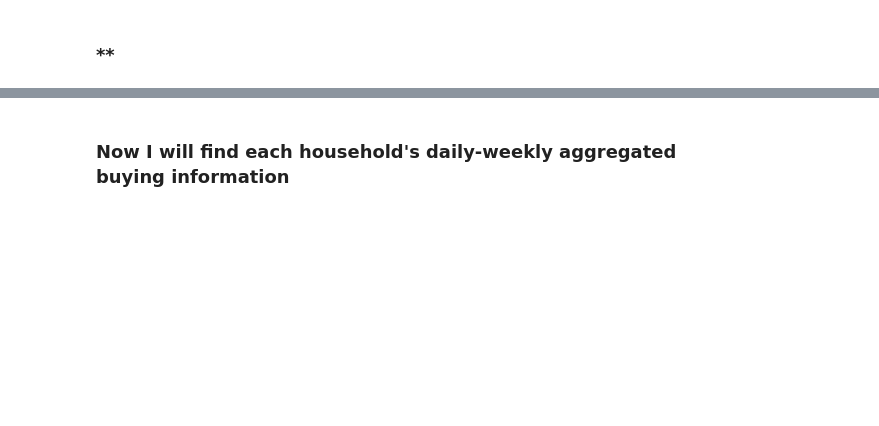
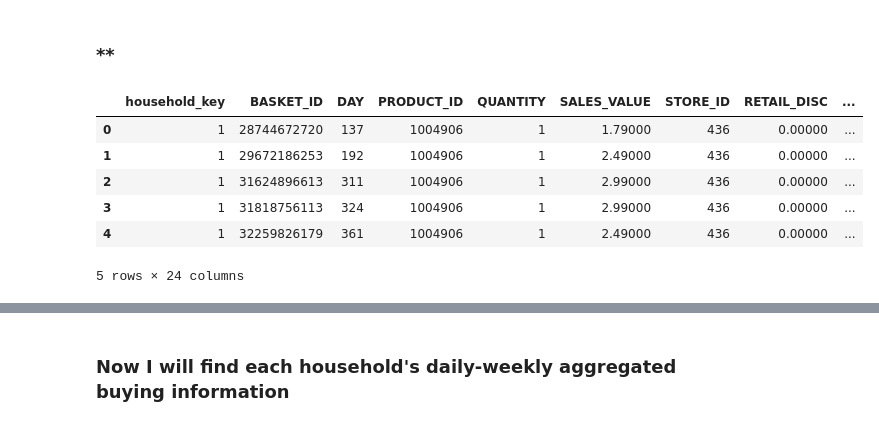
Before and after one commit to hincaltopcuoglu/dh, a Jupyter notebook: segmentation.ipynb, the cells around one changed output, grey strips where cells are left out. Saved outputs shown, nothing was run; the diff lists cells and outputs as text; code cells hidden in the pictures; blank space fills up the shorter version.

```diff
--- a/segmentation.ipynb
+++ b/segmentation.ipynb
@@ -388,2 +398,12 @@ coupon_merged2.head()
 # %% [markdown]
 ### **
+# %%
+transaction_data4.head()
+# %% [output]
+|  | household_key | BASKET_ID | DAY | PRODUCT_ID | QUANTITY | SALES_VALUE | STORE_ID | RETAIL_DISC | ... |
+| 0 | 1 | 28744672720 | 137 | 1004906 | 1 | 1.79000 | 436 | 0.00000 | ... |
+| 1 | 1 | 29672186253 | 192 | 1004906 | 1 | 2.49000 | 436 | 0.00000 | ... |
+| 2 | 1 | 31624896613 | 311 | 1004906 | 1 | 2.99000 | 436 | 0.00000 | ... |
+| 3 | 1 | 31818756113 | 324 | 1004906 | 1 | 2.99000 | 436 | 0.00000 | ... |
+| 4 | 1 | 32259826179 | 361 | 1004906 | 1 | 2.49000 | 436 | 0.00000 | ... |
+5 rows × 24 columns
```
Also changed, not shown: parts of 19 cells of this notebook.
